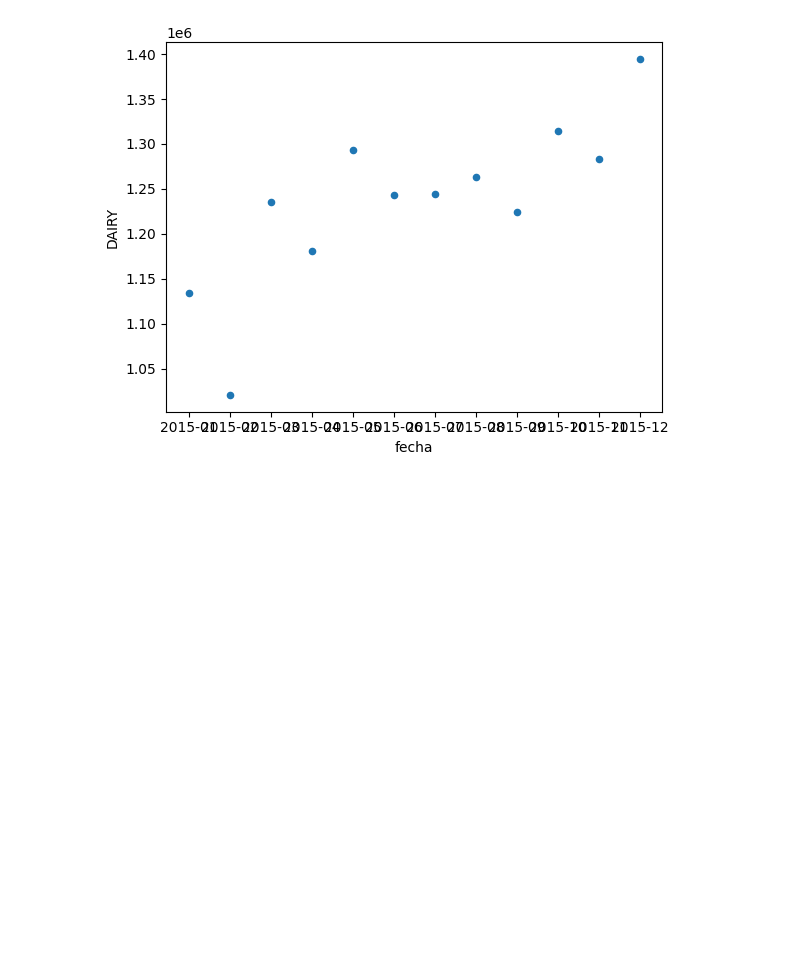
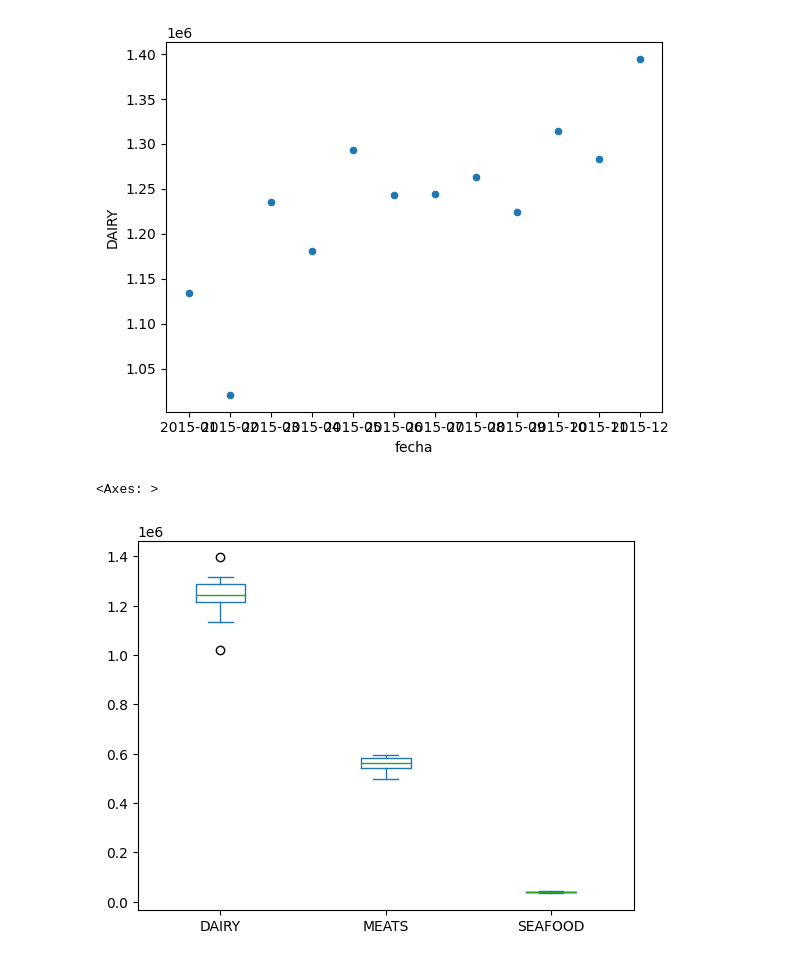
Before and after one commit to pablohf7/Practicas_pandas, a Jupyter notebook: Practicas_pandas.ipynb, the cells around one changed output. Saved outputs shown, nothing was run; the diff lists cells and outputs as text; code cells hidden in the pictures; blank space fills up the shorter version.

```diff
--- a/Practicas_pandas.ipynb
+++ b/Practicas_pandas.ipynb
@@ -36,3 +36,8 @@ df.plot.scatter(
 # %% [output]
 <Axes: xlabel='fecha', ylabel='DAIRY'>
 [figure]
+# %%
+df.plot.box()
+# %% [output]
+<Axes: >
+[figure, added]
```
